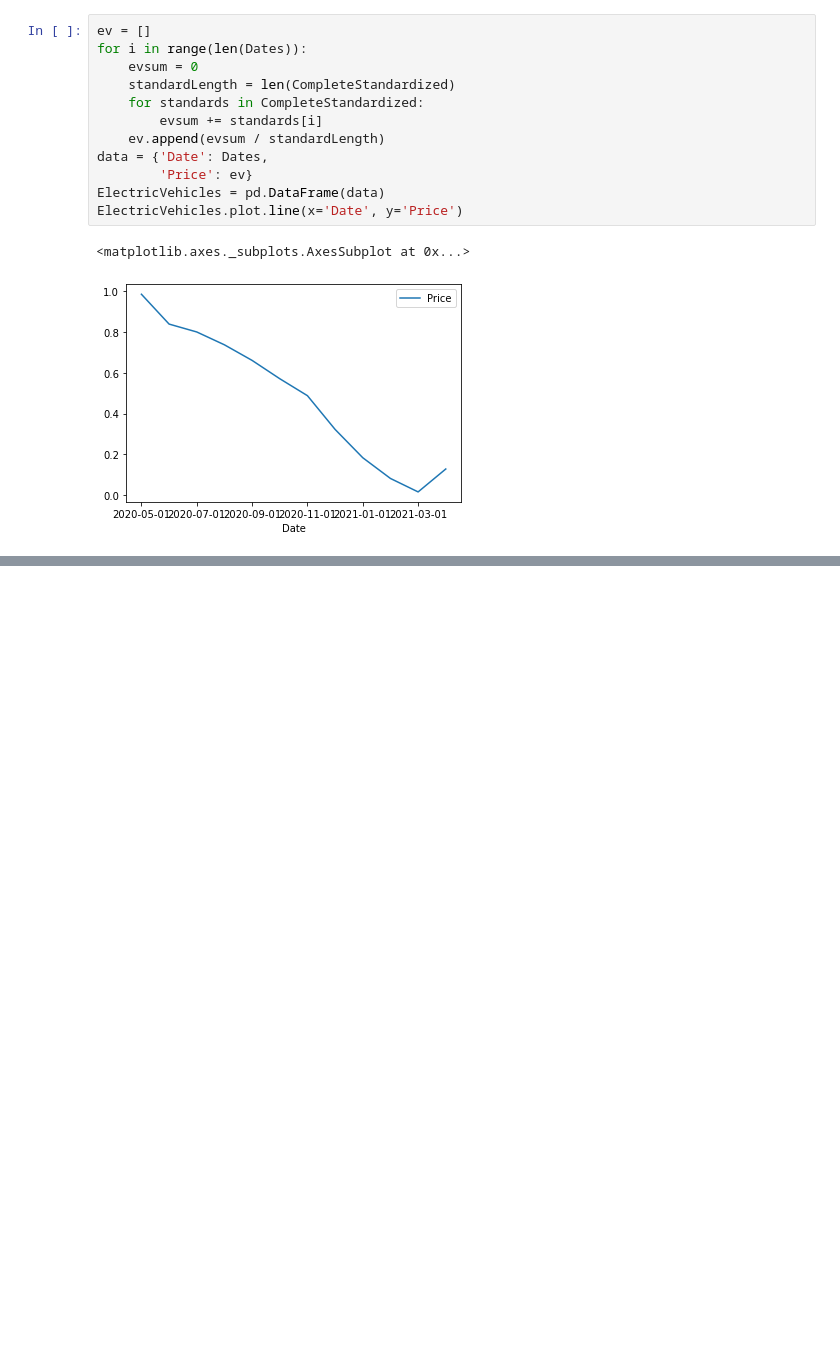
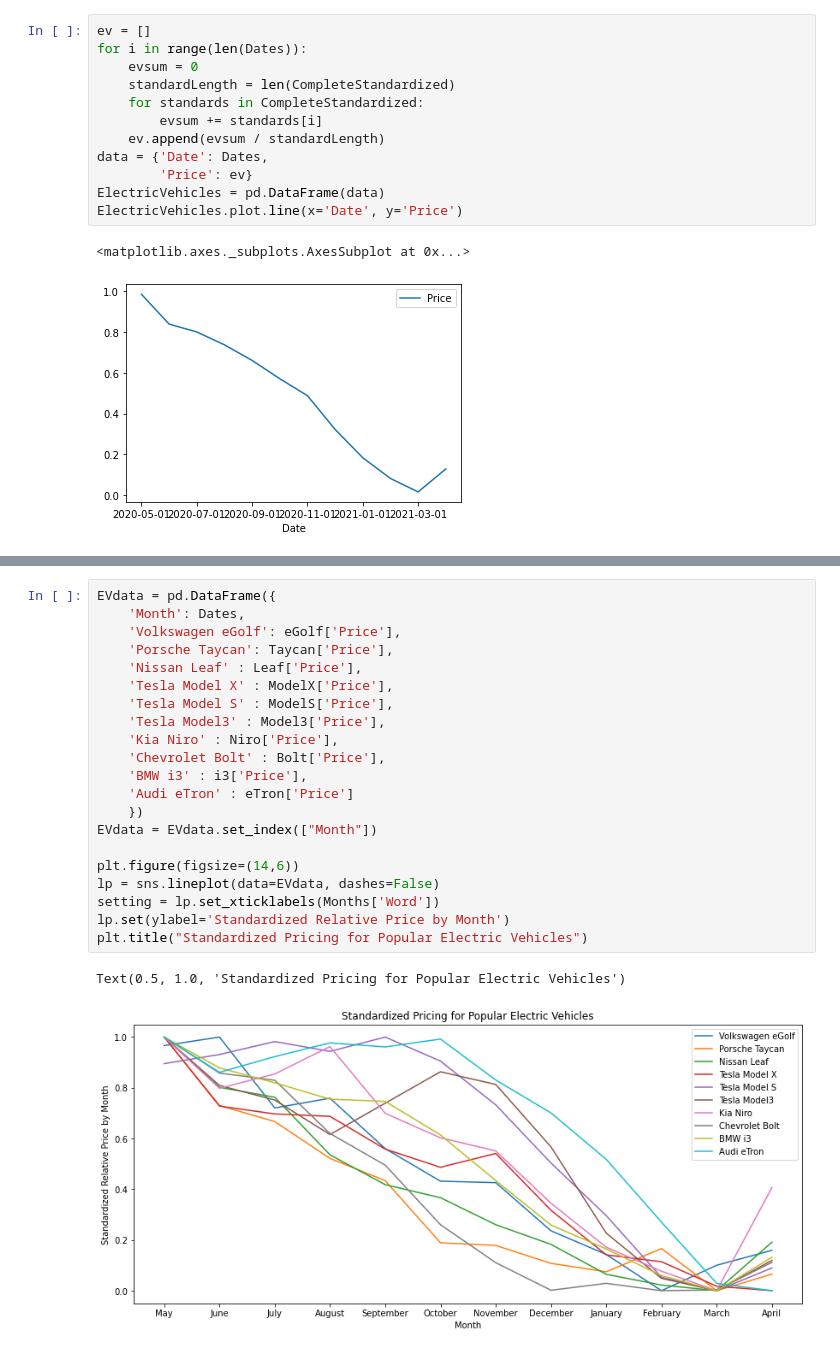
Before and after one commit to OnBlockHocTaco/CoPilot, a Jupyter notebook: EVAnalysis/EVCulmination.ipynb, the cells around one changed output, grey strips where cells are left out. Drawn from its saved outputs; the diff is of its cells as text; blank space fills up the shorter version.

```diff
--- a/EVAnalysis/EVCulmination.ipynb
+++ b/EVAnalysis/EVCulmination.ipynb
@@ -312,0 +327,24 @@ ElectricVehicles.plot.line(x='Date', y='Price')
+# %%
+EVdata = pd.DataFrame({
+    'Month': Dates,
+    'Volkswagen eGolf': eGolf['Price'],
+    'Porsche Taycan': Taycan['Price'],
+    'Nissan Leaf' : Leaf['Price'],
+    'Tesla Model X' : ModelX['Price'],
+    'Tesla Model S' : ModelS['Price'],
+    'Tesla Model3' : Model3['Price'],
+    'Kia Niro' : Niro['Price'],
+    'Chevrolet Bolt' : Bolt['Price'],
+    'BMW i3' : i3['Price'],
+    'Audi eTron' : eTron['Price']
+    })
+EVdata = EVdata.set_index(["Month"])
+
+plt.figure(figsize=(14,6))
+lp = sns.lineplot(data=EVdata, dashes=False)
+setting = lp.set_xticklabels(Months['Word'])
+lp.set(ylabel='Standardized Relative Price by Month')
+plt.title("Standardized Pricing for Popular Electric Vehicles")
+# %% [output]
+Text(0.5, 1.0, 'Standardized Pricing for Popular Electric Vehicles')
+[figure, added]
```
Also changed, not shown: parts of 2 cells of this notebook, 3 other files.
